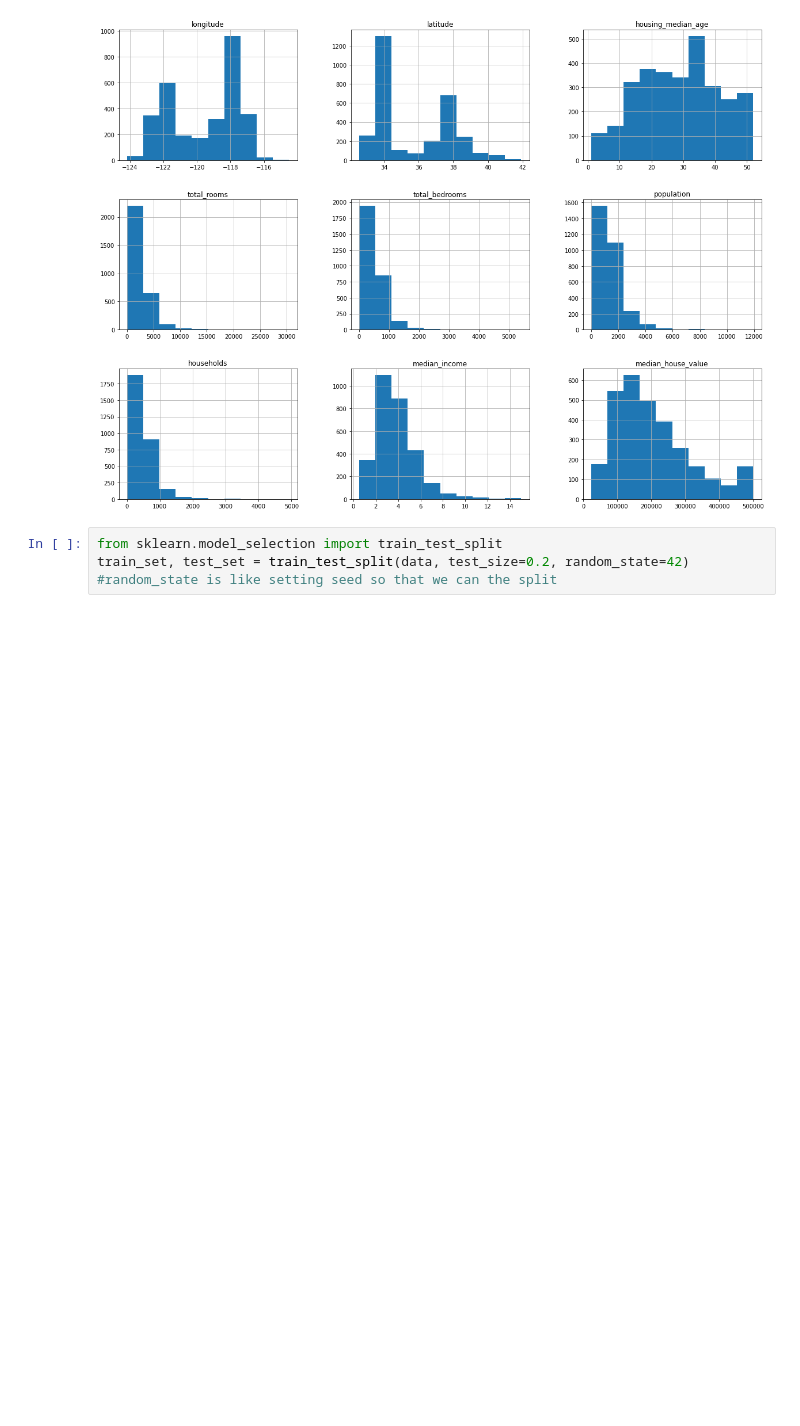
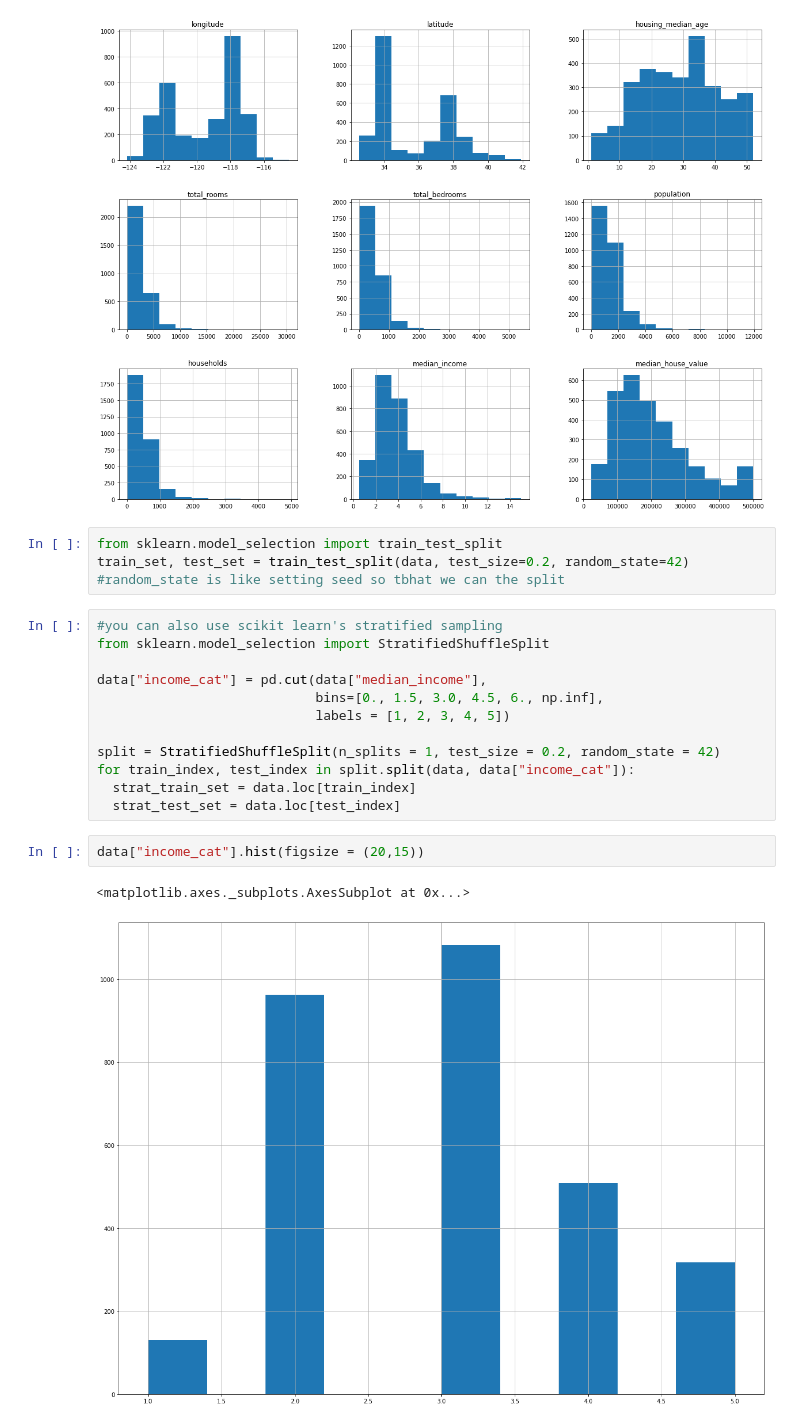
Before and after one commit to ShazamR/ds_ipad, a Jupyter notebook: dsipad.ipynb, the cells around one changed output. Drawn from its saved outputs; the diff is of its cells as text; blank space fills up the shorter version.

```diff
--- a/dsipad.ipynb
+++ b/dsipad.ipynb
@@ -73,4 +73,21 @@ array([[<matplotlib.axes._subplots.AxesSubplot object at 0x...>,
 [figure]
 # %%
 from sklearn.model_selection import train_test_split
-train_set, test_set = train_test_split(data, test_size=0.2, random_state=42) #random_state is like setting seed so that we can the split
+train_set, test_set = train_test_split(data, test_size=0.2, random_state=42) #random_state is like setting seed so tbhat we can the split
+# %%
+#you can also use scikit learn's stratified sampling
+from sklearn.model_selection import StratifiedShuffleSplit
+
+data["income_cat"] = pd.cut(data["median_income"],
+                            bins=[0., 1.5, 3.0, 4.5, 6., np.inf],
+                            labels = [1, 2, 3, 4, 5])
+
+split = StratifiedShuffleSplit(n_splits = 1, test_size = 0.2, random_state = 42)
+for train_index, test_index in split.split(data, data["income_cat"]):
+  strat_train_set = data.loc[train_index]
+  strat_test_set = data.loc[test_index]
+# %%
+data["income_cat"].hist(figsize = (20,15))
+# %% [output]
+<matplotlib.axes._subplots.AxesSubplot at 0x...>
+[figure, added]
```
Also changed, not shown: parts of 6 cells of this notebook.
